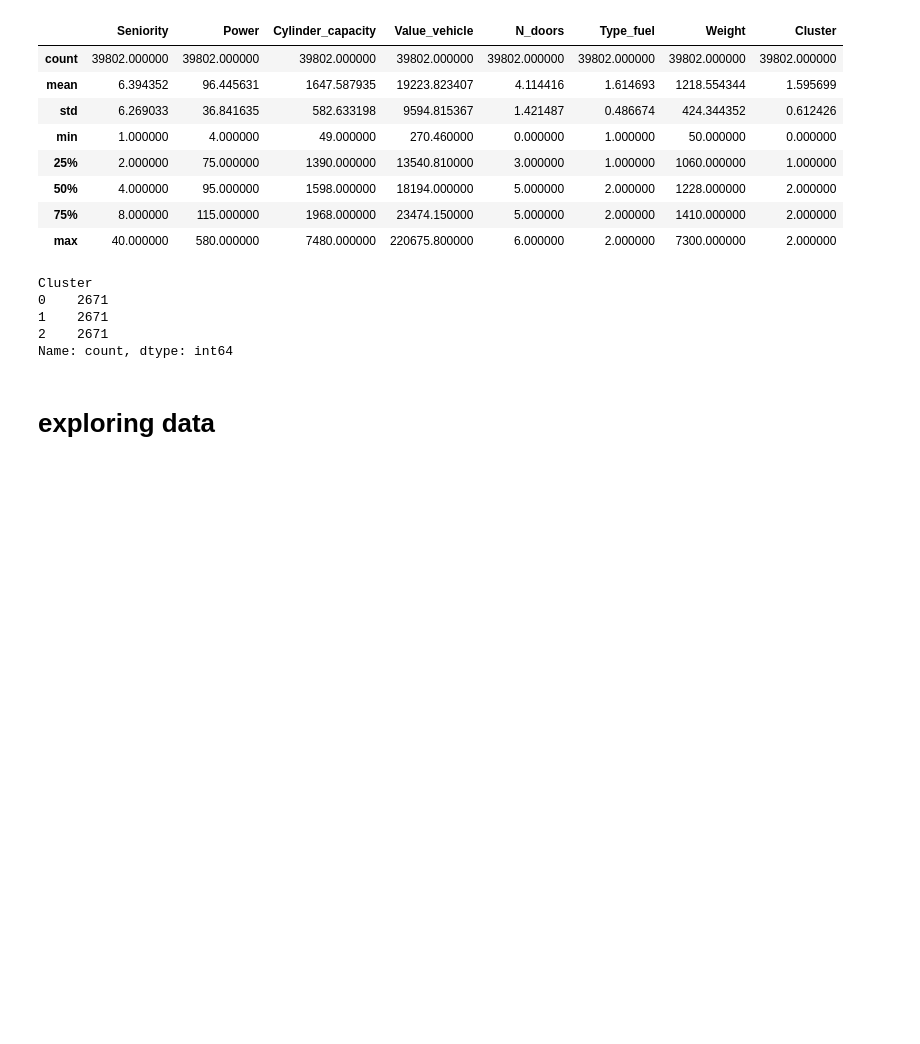
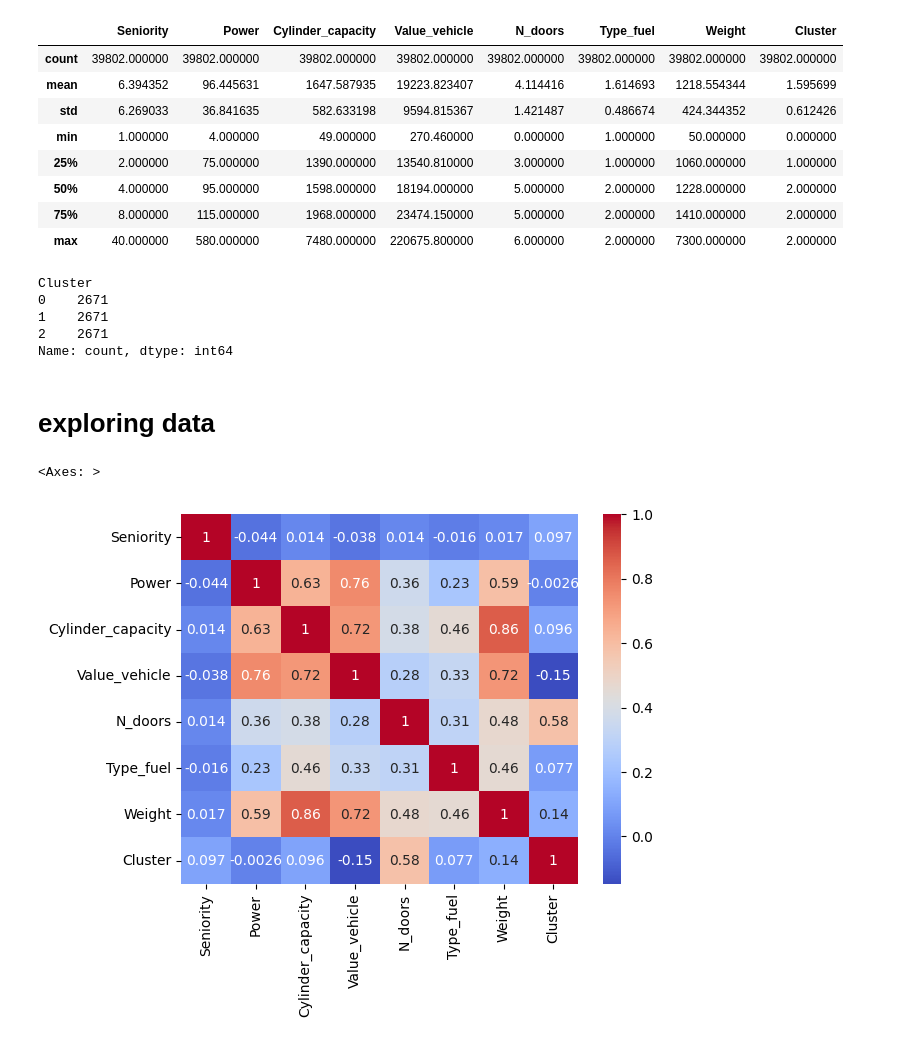
Before and after one commit to ZOHSGroupe/ML-system-recommendation, a Jupyter notebook: sepervised-insurnace.ipynb, the cells around one changed output. Drawn from its saved outputs; the diff is of its cells as text; code cells hidden in the pictures; blank space fills up the shorter version.

```diff
--- a/sepervised-insurnace.ipynb
+++ b/sepervised-insurnace.ipynb
@@ -171,0 +175,6 @@ Name: count, dtype: int64
+# %%
+corr_feature = insurance.corr()
+sns.heatmap(corr_feature,annot=True,cbar=True, cmap='coolwarm')
+# %% [output]
+<Axes: >
+[figure, added]
```
Also changed, not shown: parts of 5 cells of this notebook.
